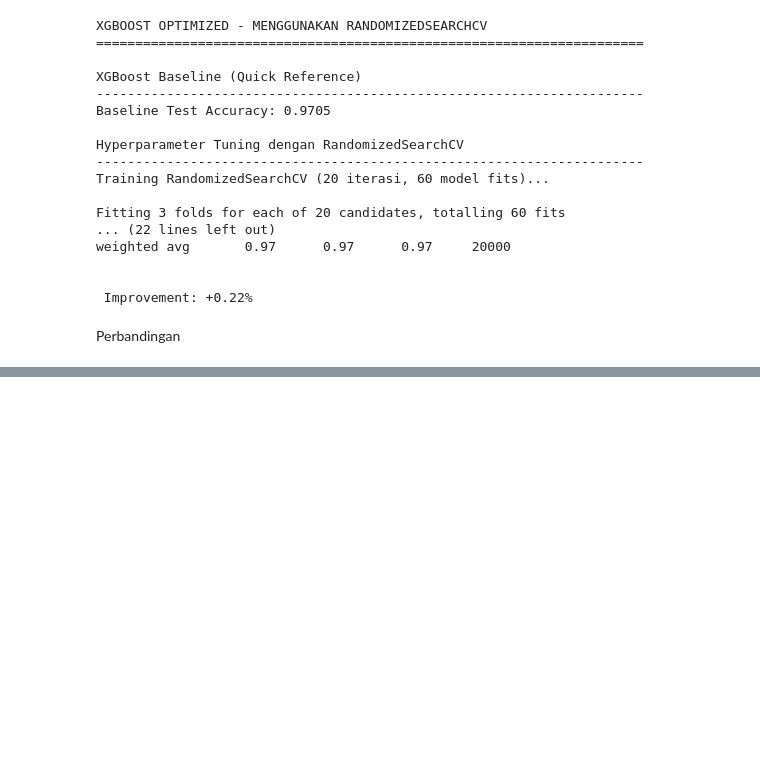
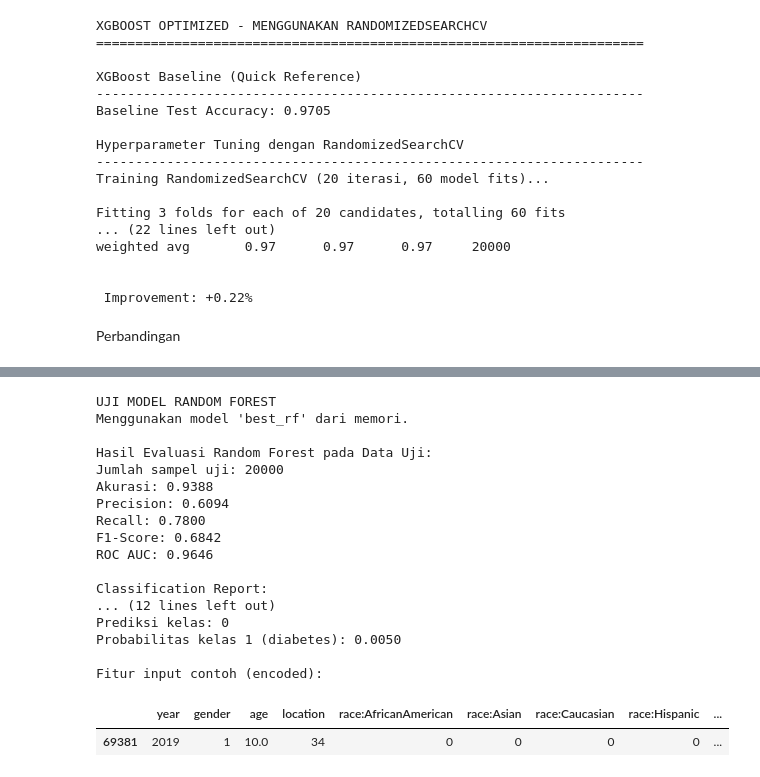
Before and after one commit to WhisnuAbraham/Projek_MachileLearning_Kelompok_10, a Jupyter notebook: diabetes_classification.ipynb, the cells around one changed output, grey strips where cells are left out. Drawn from its saved outputs; the diff is of its cells as text; code cells hidden in the pictures; blank space fills up the shorter version.

```diff
--- a/diabetes_classification.ipynb
+++ b/diabetes_classification.ipynb
@@ -1565,0 +1164,71 @@ print("="*60)
+# %%
+# Uji Random Forest pada data uji
+print("UJI MODEL RANDOM FOREST")
+
+if 'best_rf' in globals():
+    rf_model = best_rf
+    print("Menggunakan model 'best_rf' dari memori.")
+elif os.path.exists('random_forest_diabetes_tuned.pkl'):
+    rf_model = joblib.load('random_forest_diabetes_tuned.pkl')
+    print("Model Random Forest di-load dari file 'random_forest_diabetes_tuned.pkl'.")
+elif os.path.exists('random_forest_diabetes_best.pkl'):
+    rf_model = joblib.load('random_forest_diabetes_best.pkl')
+    print("Model Random Forest di-load dari file 'random_forest_diabetes_best.pkl'.")
+else:
+    raise FileNotFoundError("Model Random Forest tidak ditemukan di memori atau file lokal.")
+
+if 'X_test_pca' not in globals() or 'y_test' not in globals():
+    raise NameError("Variabel X_test_pca atau y_test tidak ditemukan. Jalankan ulang sel preprocessing dan pembagian data terlebih dahulu.")
+
+# Evaluasi model pada data uji
+rf_y_pred = rf_model.predict(X_test_pca)
+rf_y_prob = rf_model.predict_proba(X_test_pca)[:, 1]
+
+print("\nHasil Evaluasi Random Forest pada Data Uji:")
+print(f"Jumlah sampel uji: {len(y_test)}")
+print(f"Akurasi: {accuracy_score(y_test, rf_y_pred):.4f}")
+print(f"Precision: {precision_score(y_test, rf_y_pred):.4f}")
+print(f"Recall: {recall_score(y_test, rf_y_pred):.4f}")
+print(f"F1-Score: {f1_score(y_test, rf_y_pred):.4f}")
+print(f"ROC AUC: {roc_auc_score(y_test, rf_y_prob):.4f}")
+print("\nClassification Report:")
+print(classification_report(y_test, rf_y_pred))
+
+# Prediksi contoh pasien di data uji
+sample_idx = 0
+if isinstance(X_test_pca, np.ndarray):
+    sample_X = X_test_pca[sample_idx].reshape(1, -1)
+else:
+    sample_X = np.array(X_test_pca.loc[sample_idx]).reshape(1, -1)
+
+sample_pred = rf_model.predict(sample_X)[0]
+sample_prob = rf_model.predict_proba(sample_X)[0, 1]
+
+print("\nContoh Prediksi Random Forest pada satu sampel uji:")
+print(f"Indeks sampel uji: {sample_idx}")
+print(f"Prediksi kelas: {sample_pred}")
+print(f"Probabilitas kelas 1 (diabetes): {sample_prob:.4f}")
+
+if 'X_test' in globals():
+    print("\nFitur input contoh (encoded):")
+    display(X_test.iloc[[sample_idx]])
+# %% [output]
+UJI MODEL RANDOM FOREST
+Menggunakan model 'best_rf' dari memori.
+
+Hasil Evaluasi Random Forest pada Data Uji:
+Jumlah sampel uji: 20000
+Akurasi: 0.9388
+Precision: 0.6094
+Recall: 0.7800
+F1-Score: 0.6842
+ROC AUC: 0.9646
+
+Classification Report:
+... (12 lines left out)
+Prediksi kelas: 0
+Probabilitas kelas 1 (diabetes): 0.0050
+
+Fitur input contoh (encoded):
+|  | year | gender | age | location | race:AfricanAmerican | race:Asian | race:Caucasian | race:Hispanic | ... |
+| 69381 | 2019 | 1 | 10.0 | 34 | 0 | 0 | 0 | 0 | ... |
```
Also changed, not shown: parts of 12 cells of this notebook.
